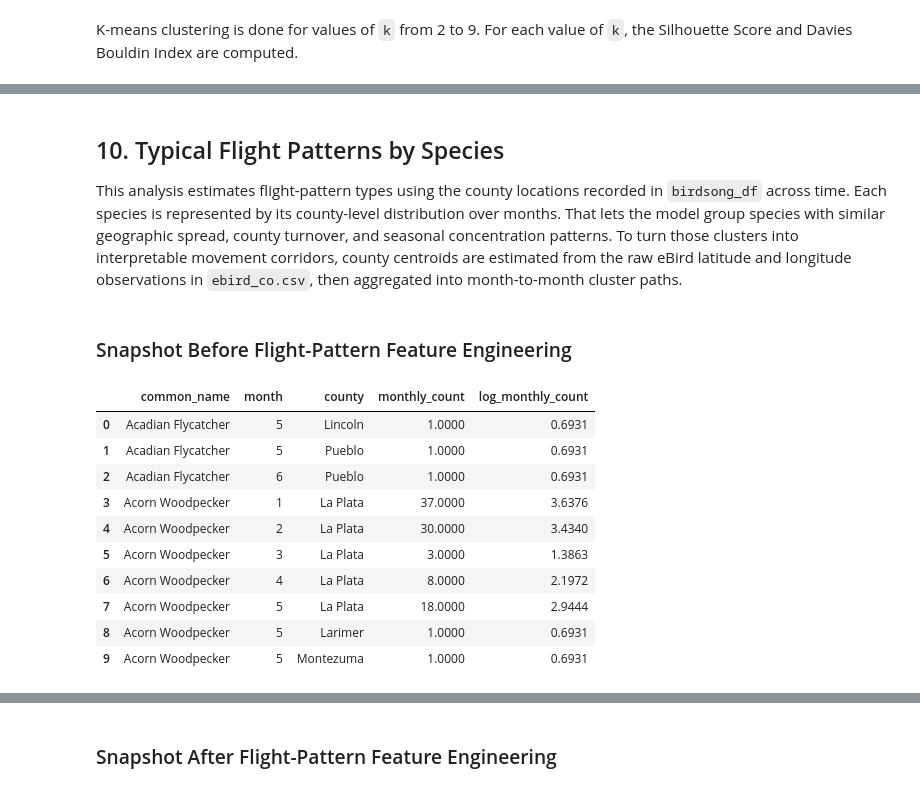
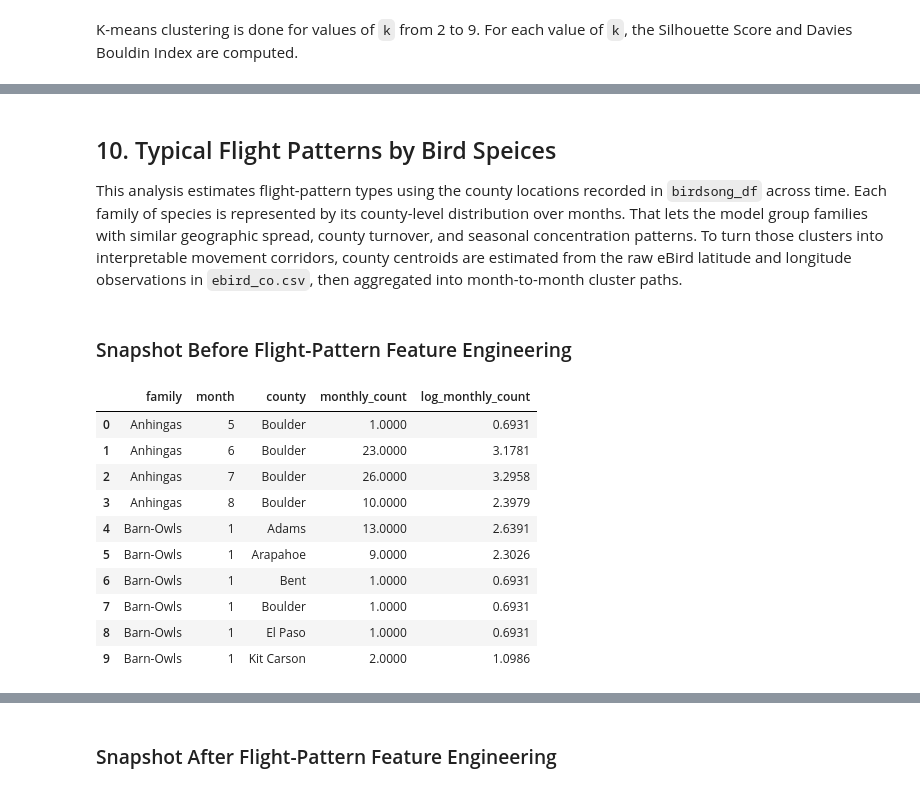
Before and after one commit to Kaxlow/where-the-birds-sing, a Jupyter notebook: src/clustering-analysis.ipynb, the cells around one changed output, grey strips where cells are left out. Drawn from its saved outputs; the diff is of its cells as text; code cells hidden in the pictures.

```diff
--- a/src/clustering-analysis.ipynb
+++ b/src/clustering-analysis.ipynb
@@ -223,33 +259,33 @@ These interpretations should be read together with `prevalence_cluster_summary`:
 # %% [markdown]
-## 10. Typical Flight Patterns by Species
+## 10. Typical Flight Patterns by Bird Speices
 
-This analysis estimates flight-pattern types using the county locations recorded in `birdsong_df` across time. Each species is represented by its county-level distribution over months. That lets the model group species with similar geographic spread, county turnover, and seasonal concentration patterns. To turn those clusters into interpretable movement corridors, county centroids are estimated from the raw eBird latitude and longitude observations in `ebird_co.csv`, then aggregated into month-to-month cluster paths.
+This analysis estimates flight-pattern types using the county locations recorded in `birdsong_df` across time. Each family of species is represented by its county-level distribution over months. That lets the model group families with similar geographic spread, county turnover, and seasonal concentration patterns. To turn those clusters into interpretable movement corridors, county centroids are estimated from the raw eBird latitude and longitude observations in `ebird_co.csv`, then aggregated into month-to-month cluster paths.
 # %%
 birdsong_df['month'] = pd.to_datetime(birdsong_df['date'].astype(str)).dt.month
 
-species_monthly_county = (
+family_monthly_county = (
     birdsong_df
-    .groupby(['common_name', 'month', 'county'], as_index=False)
+    .groupby(['family', 'month', 'county'], as_index=False)
     .agg(monthly_count=('bird_count', 'sum'))
 )
 
-species_monthly_county['log_monthly_count'] = np.log1p(species_monthly_county['monthly_count'])
+family_monthly_county['log_monthly_count'] = np.log1p(family_monthly_county['monthly_count'])
 # %% [markdown]
 ### Snapshot Before Flight-Pattern Feature Engineering
 # %%
-species_monthly_county.head(10)
+family_monthly_county.head(10)
 # %% [output]
-|  | common_name | month | county | monthly_count | log_monthly_count |
-| 0 | Acadian Flycatcher | 5 | Lincoln | 1.0000 | 0.6931 |
-| 1 | Acadian Flycatcher | 5 | Pueblo | 1.0000 | 0.6931 |
-| 2 | Acadian Flycatcher | 6 | Pueblo | 1.0000 | 0.6931 |
-| 3 | Acorn Woodpecker | 1 | La Plata | 37.0000 | 3.6376 |
-| 4 | Acorn Woodpecker | 2 | La Plata | 30.0000 | 3.4340 |
-| 5 | Acorn Woodpecker | 3 | La Plata | 3.0000 | 1.3863 |
-| 6 | Acorn Woodpecker | 4 | La Plata | 8.0000 | 2.1972 |
-| 7 | Acorn Woodpecker | 5 | La Plata | 18.0000 | 2.9444 |
-| 8 | Acorn Woodpecker | 5 | Larimer | 1.0000 | 0.6931 |
-| 9 | Acorn Woodpecker | 5 | Montezuma | 1.0000 | 0.6931 |
+|  | family | month | county | monthly_count | log_monthly_count |
+| 0 | Anhingas | 5 | Boulder | 1.0000 | 0.6931 |
+| 1 | Anhingas | 6 | Boulder | 23.0000 | 3.1781 |
+| 2 | Anhingas | 7 | Boulder | 26.0000 | 3.2958 |
+| 3 | Anhingas | 8 | Boulder | 10.0000 | 2.3979 |
+| 4 | Barn-Owls | 1 | Adams | 13.0000 | 2.6391 |
+| 5 | Barn-Owls | 1 | Arapahoe | 9.0000 | 2.3026 |
+| 6 | Barn-Owls | 1 | Bent | 1.0000 | 0.6931 |
+| 7 | Barn-Owls | 1 | Boulder | 1.0000 | 0.6931 |
+| 8 | Barn-Owls | 1 | El Paso | 1.0000 | 0.6931 |
+| 9 | Barn-Owls | 1 | Kit Carson | 2.0000 | 1.0986 |
 # %% [markdown]
 ### Feature Engineering Steps
 
```
Also changed, not shown: parts of 24 cells of this notebook.
